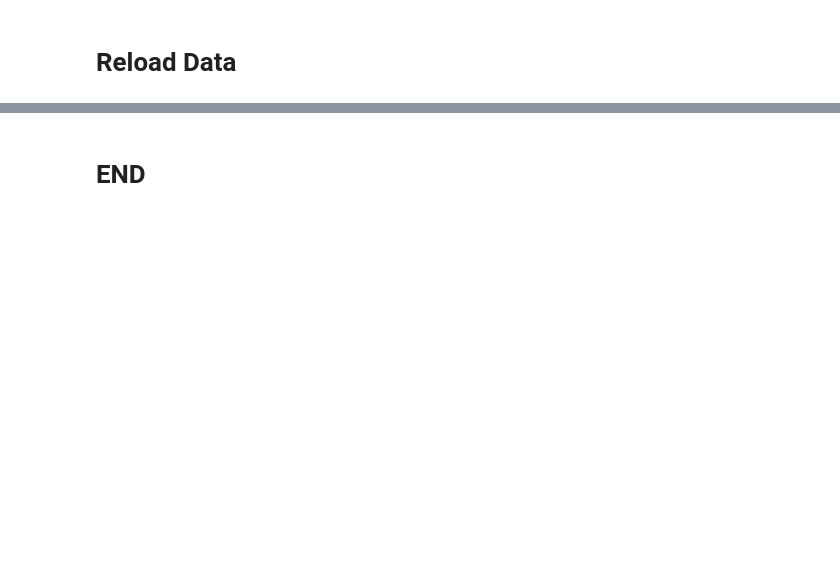
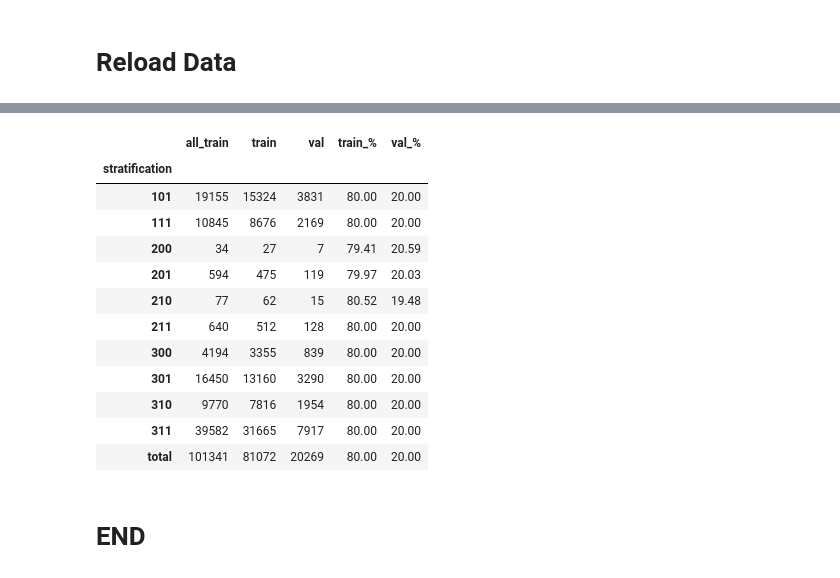
Before and after one commit to Mita-Data/Data_challenge_2.0, a Jupyter notebook: anaele_mediapipe_face_mesh.ipynb, the cells around one changed output, grey strips where cells are left out. Saved outputs shown, nothing was run; the diff lists cells and outputs as text; code cells hidden in the pictures; blank space fills up the shorter version.

```diff
--- a/anaele_mediapipe_face_mesh.ipynb
+++ b/anaele_mediapipe_face_mesh.ipynb
@@ -531,8 +604,0 @@ df_train.describe()
-# %%
-
-df_train['Mediapipe'] = '||'
-df_train.columns
-df_train = df_train[['filename', 'FaceOcclusion', 'gender',  'gender_','black_and_white', 'db_number',
-       'count', 'image_width', 'image_height', 'channels', 'pixels','Mediapipe','face',
-       'mask_pixels', 'face_pixels']]
-df_train.head(-10)
@@ -568,0 +839,8 @@ mask_dict_.keys()
+# %%
+# Stratification labels format : db_number + gender_id + color
+
+import numpy as np
+from sklearn.model_selection import train_test_split
+
+df_train['stratification'] = 100 * df_train['db_number'] + 10 * df_train['gender_id'] + df_train['color']
+df_train[['db_number','gender_id','color','stratification']].head(-5)
@@ -569,2 +861,32 @@ mask_dict_.keys()
+# %%
+# Train test split on stratification labels
+
+train, val = train_test_split(df_train, test_size=0.2, stratify=df_train['stratification'], random_state=42)
+
+# check distribution of stratification labels in train and val sets
+stat_df = df_train.groupby(['stratification'])['count'].sum()
+stat_train = train.groupby(['stratification'])['count'].sum()
+stat_val = val.groupby(['stratification'])['count'].sum()
+df = pd.concat([stat_df,stat_train, stat_val], axis=1, keys=['all_train', 'train','val'])
+
+# add total row & percentage columns
+df.loc['total'] = df.sum()
+df['train_%'] = np.round(df['train'] / df['all_train'] * 100,2)
+df['val_%'] = np.round(df['val'] / df['all_train'] * 100,2)
+df
+# %% [output]
+|  | all_train | train | val | train_% | val_% |
+| stratification |  |  |  |  |  |
+| 101 | 19155 | 15324 | 3831 | 80.00 | 20.00 |
+| 111 | 10845 | 8676 | 2169 | 80.00 | 20.00 |
+| 200 | 34 | 27 | 7 | 79.41 | 20.59 |
+| 201 | 594 | 475 | 119 | 79.97 | 20.03 |
+| 210 | 77 | 62 | 15 | 80.52 | 19.48 |
+| 211 | 640 | 512 | 128 | 80.00 | 20.00 |
+| 300 | 4194 | 3355 | 839 | 80.00 | 20.00 |
+| 301 | 16450 | 13160 | 3290 | 80.00 | 20.00 |
+| 310 | 9770 | 7816 | 1954 | 80.00 | 20.00 |
+| 311 | 39582 | 31665 | 7917 | 80.00 | 20.00 |
+| total | 101341 | 81072 | 20269 | 80.00 | 20.00 |
 # %% [markdown]
 # END
```
Also changed, not shown: parts of 37 cells of this notebook, 2 other files.
